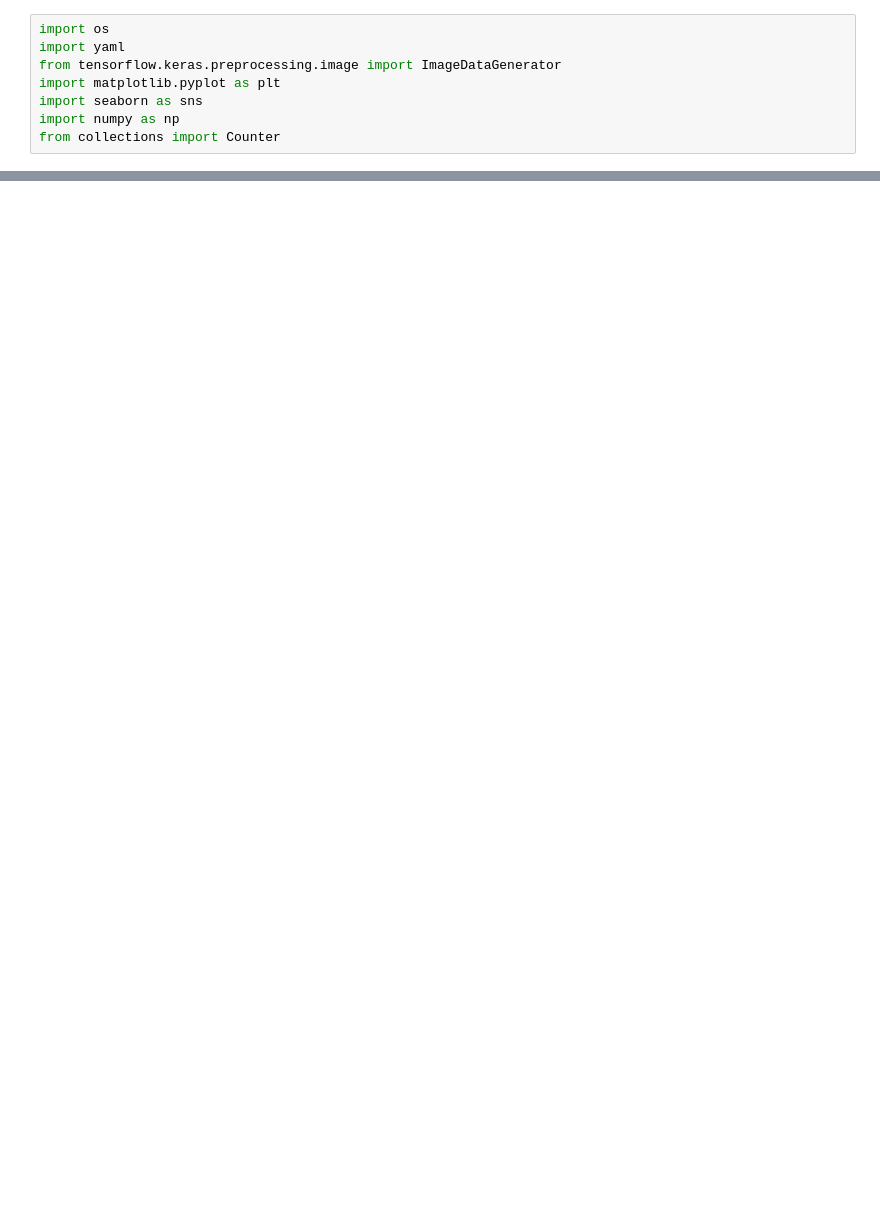
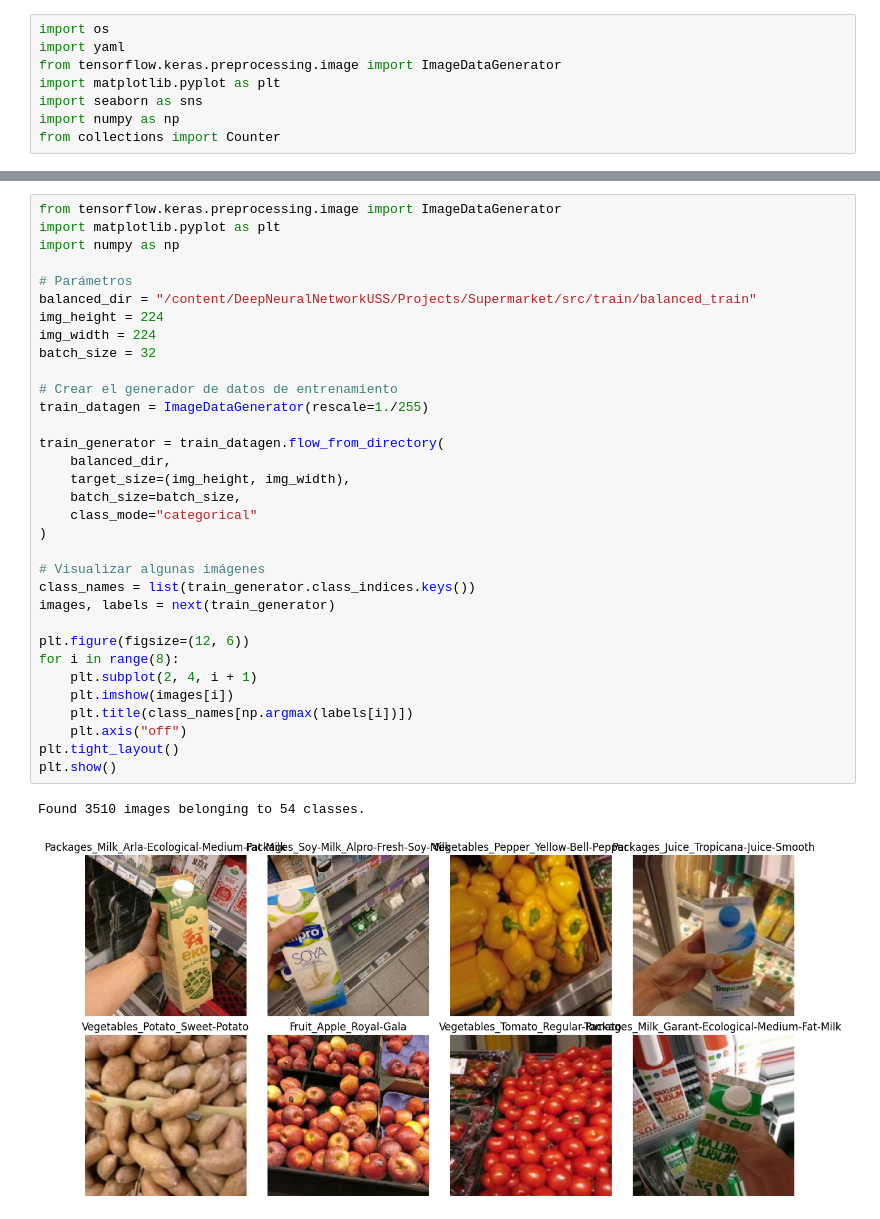
Before and after one commit to solivare/DeepNeuralNetworkUSS, a Jupyter notebook: Projects/Supermarket/notebooks/EDA.ipynb, the cells around one changed output, grey strips where cells are left out. Drawn from its saved outputs; the diff is of its cells as text; blank space fills up the shorter version.

```diff
--- a/Projects/Supermarket/notebooks/EDA.ipynb
+++ b/Projects/Supermarket/notebooks/EDA.ipynb
@@ -68,0 +275,36 @@ print("✅ Las clases del conjunto de entrenamiento y validación son consistent
+# %%
+from tensorflow.keras.preprocessing.image import ImageDataGenerator
+import matplotlib.pyplot as plt
+import numpy as np
+
+# Parámetros
+balanced_dir = "/content/DeepNeuralNetworkUSS/Projects/Supermarket/src/train/balanced_train"
+img_height = 224
+img_width = 224
+batch_size = 32
+
+# Crear el generador de datos de entrenamiento
+train_datagen = ImageDataGenerator(rescale=1./255)
+
+train_generator = train_datagen.flow_from_directory(
+    balanced_dir,
+    target_size=(img_height, img_width),
+    batch_size=batch_size,
+    class_mode="categorical"
+)
+
+# Visualizar algunas imágenes
+class_names = list(train_generator.class_indices.keys())
+images, labels = next(train_generator)
+
+plt.figure(figsize=(12, 6))
+for i in range(8):
+    plt.subplot(2, 4, i + 1)
+    plt.imshow(images[i])
+    plt.title(class_names[np.argmax(labels[i])])
+    plt.axis("off")
+plt.tight_layout()
+plt.show()
+# %% [output]
+Found 3510 images belonging to 54 classes.
+[figure, added]
```
Also changed, not shown: parts of 13 cells of this notebook.
